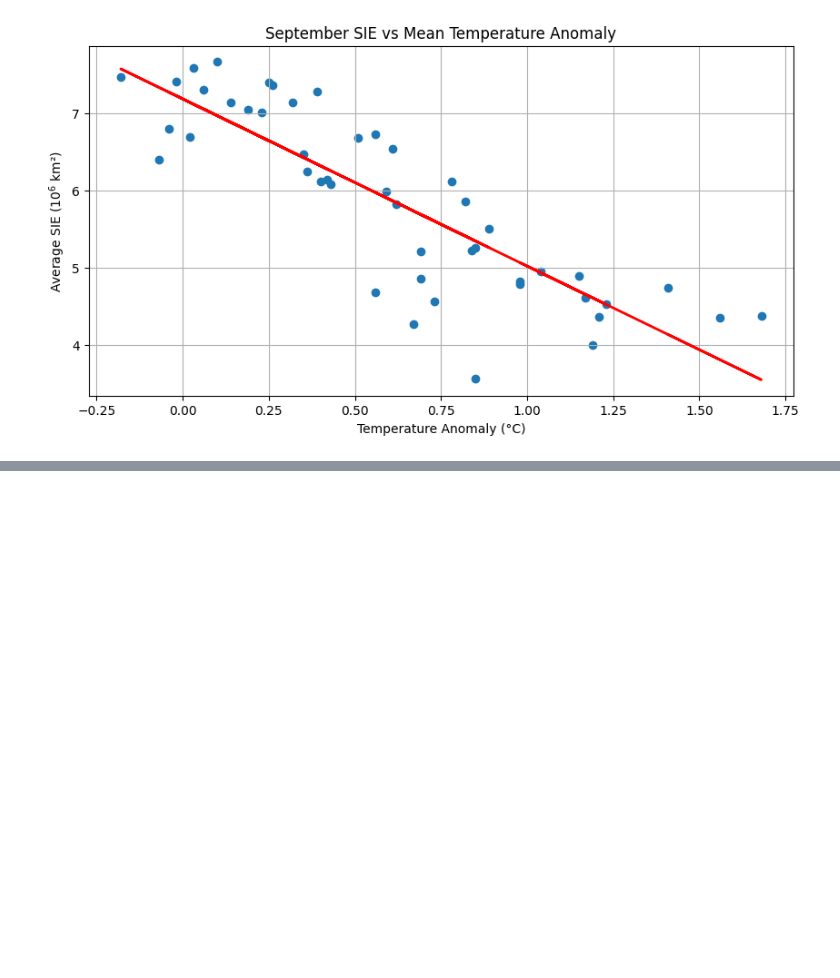
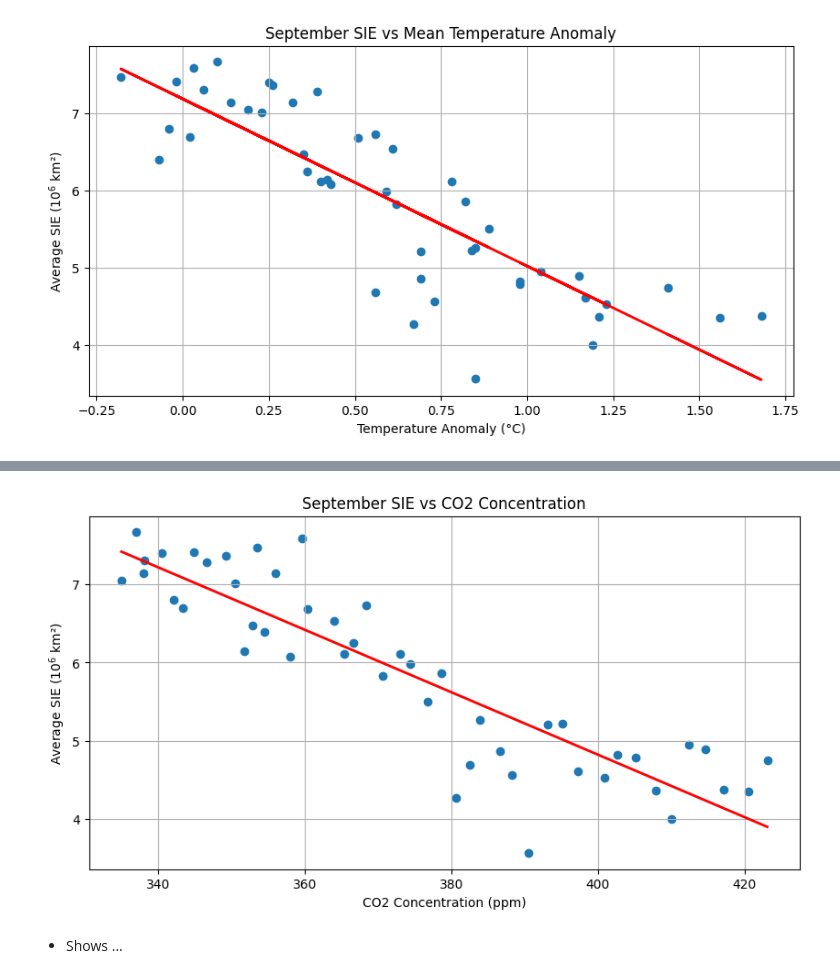
Before and after one commit to georgiavining/MLiS-Assignment-2, a Jupyter notebook: notebooks/data_analysis.ipynb, the cells around one changed output, grey strips where cells are left out. Drawn from its saved outputs; the diff is of its cells as text; code cells hidden in the pictures; blank space fills up the shorter version.

```diff
--- a/notebooks/data_analysis.ipynb
+++ b/notebooks/data_analysis.ipynb
@@ -203,0 +278,16 @@ plot_xy(
+# %%
+sept_data = monthly_SIE_df[monthly_SIE_df["Month"] == 9]
+
+plot_xy(
+    x=sept_data["CO2 Concentration"],
+    y=sept_data["Extent"],
+    plot_type="scatter",
+    title="September SIE vs CO2 Concentration",
+    xlabel="CO2 Concentration (ppm)",
+    ylabel="Average SIE ($10^6$ km²)",
+    regression_line=True
+)
+# %% [output]
+[figure, added]
+# %% [markdown]
+- Shows ...
```
Also changed, not shown: parts of 10 cells of this notebook, 5 other files.
